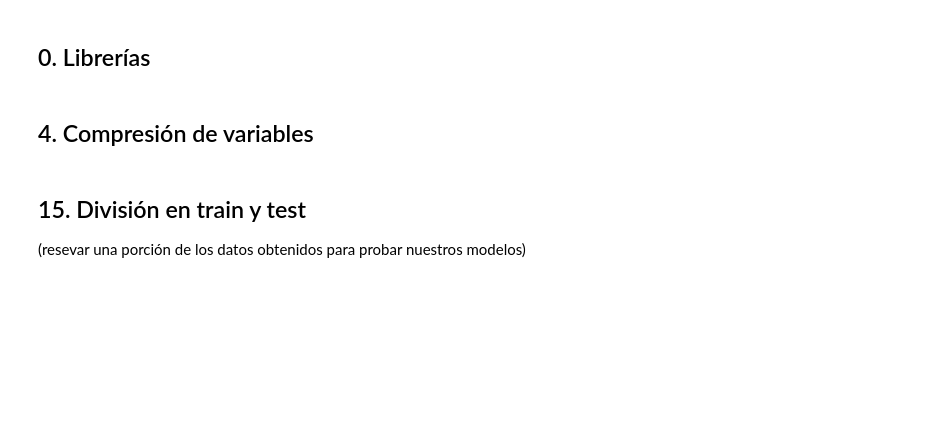
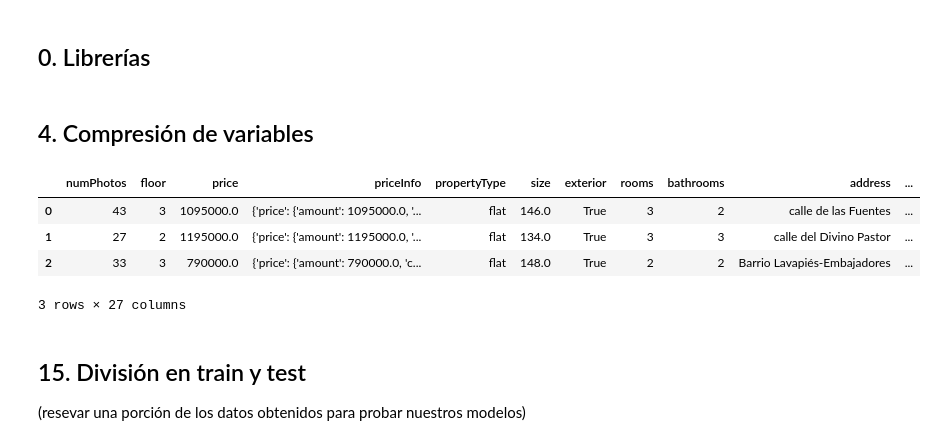
Before and after one commit to angelgvill/DS_ML_Machine_Learning_viviendaMadrid, a Jupyter notebook: notebooks/02_Analisis_exploratorio.ipynb, the cells around one changed output. Cells and saved outputs as stored; diff of their text form; code cells hidden in the pictures; blank space fills up the shorter version.

```diff
--- a/notebooks/02_Analisis_exploratorio.ipynb
+++ b/notebooks/02_Analisis_exploratorio.ipynb
@@ -26,6 +26,16 @@ sys.path.append(os.path.abspath('../'))
 from scripts.utils_agv import ini_inspec, crear_tabla_resumen, categoricas, numericas
 # %% [markdown]
 ## 4. Compresión de variables
+# %%
+# carga de los datos guardados en el anterior paso
+df = pd.read_csv('../data/processed/ide_viv_limpieza0_2025-03-10.csv')
+df.head(3)
+# %% [output]
+|  | numPhotos | floor | price | priceInfo | propertyType | size | exterior | rooms | bathrooms | address | ... |
+| 0 | 43 | 3 | 1095000.0 | {'price': {'amount': 1095000.0, '... | flat | 146.0 | True | 3 | 2 | calle de las Fuentes | ... |
+| 1 | 27 | 2 | 1195000.0 | {'price': {'amount': 1195000.0, '... | flat | 134.0 | True | 3 | 3 | calle del Divino Pastor | ... |
+| 2 | 33 | 3 | 790000.0 | {'price': {'amount': 790000.0, 'c... | flat | 148.0 | True | 2 | 2 | Barrio Lavapiés-Embajadores | ... |
+3 rows × 27 columns
 # %% [markdown]
 ## 15. División en train y test
 (resevar una porción de los datos obtenidos para probar nuestros modelos)
```
Also changed, not shown: 3 other files.
